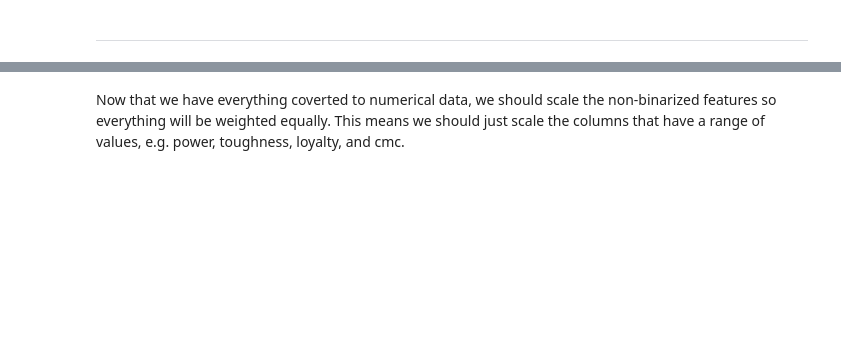
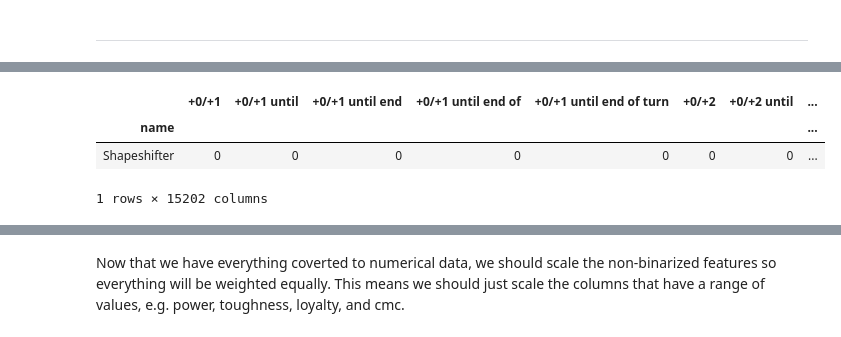
Before and after one commit to CreightonAshton/MTG_Recommender, a Jupyter notebook: Code/03-Recommender_system.ipynb, the cells around one changed output, grey strips where cells are left out. Cells and saved outputs as stored; diff of their text form; code cells hidden in the pictures; blank space fills up the shorter version.

```diff
--- a/Code/03-Recommender_system.ipynb
+++ b/Code/03-Recommender_system.ipynb
@@ -475,3 +494,10 @@ mins: 68.80359861850738
+# %%
+converted_df.loc[converted_df['toughness'] == '7-*']
+# %% [output]
+|  | +0/+1 | +0/+1 until | +0/+1 until end | +0/+1 until end of | +0/+1 until end of turn | +0/+2 | +0/+2 until | ... |
+| name |  |  |  |  |  |  |  | ... |
+| Shapeshifter | 0 | 0 | 0 | 0 | 0 | 0 | 0 | ... |
+1 rows × 15202 columns
 # %%
 # convert 'NONE's to np.NaN's so we can scale our data then impute all the NaNs
 converted_df = converted_df.replace('NONE', np.NaN)
```
Also changed, not shown: parts of 52 cells of this notebook, 9 other files.
